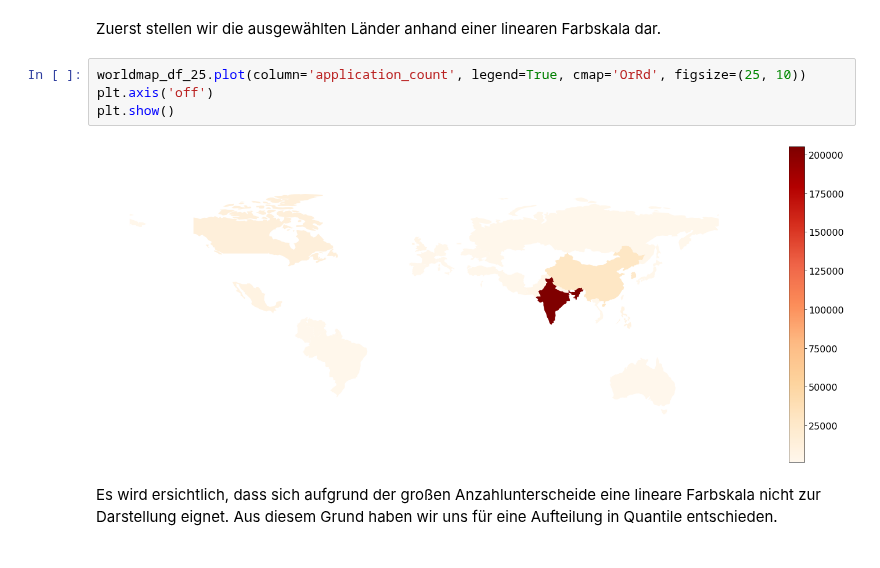
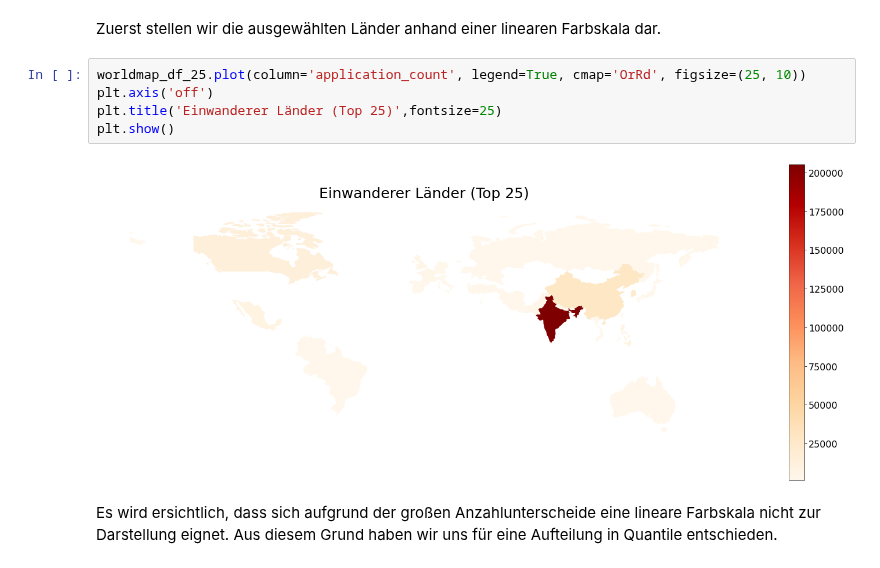
Before and after one commit to andy8001/python_visa, a Jupyter notebook: analysis/worldmap.ipynb, the cells around one changed output. Cells and saved outputs as stored; diff of their text form.

```diff
--- a/analysis/worldmap.ipynb
+++ b/analysis/worldmap.ipynb
@@ -145,9 +141,10 @@ Zuerst stellen wir die ausgewählten Länder anhand einer linearen Farbskala dar
 # %%
 worldmap_df_25.plot(column='application_count', legend=True, cmap='OrRd', figsize=(25, 10))
 plt.axis('off')
+plt.title('Einwanderer Länder (Top 25)',fontsize=25)
 plt.show()
 # %% [output]
-[figure, old version]
+[figure, new version]
 # %% [markdown]
 Es wird ersichtlich, dass sich aufgrund der großen Anzahlunterscheide eine lineare Farbskala nicht zur Darstellung eignet.
 Aus diesem Grund haben wir uns für eine Aufteilung in Quantile entschieden.
```
Also changed, not shown: parts of 2 cells of this notebook.
